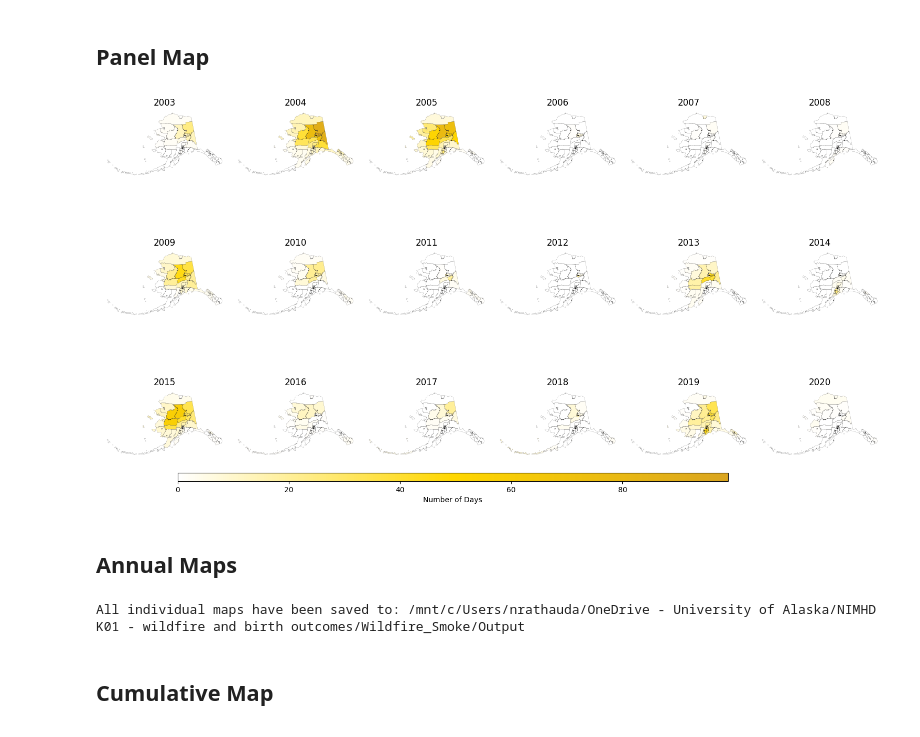
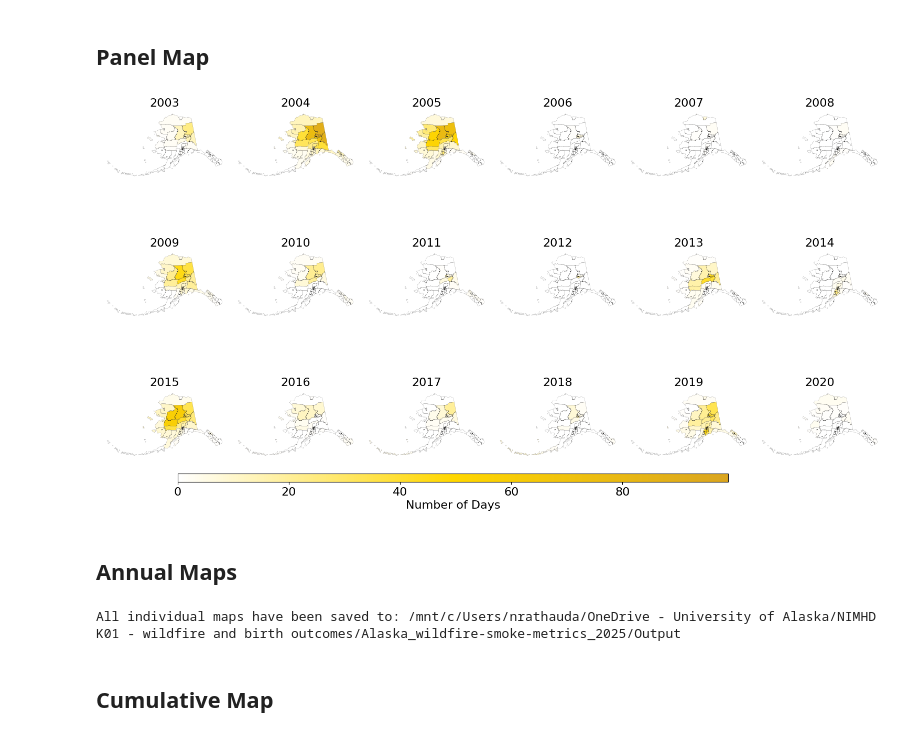
Before and after one commit to Hahn-Research-Group/Alaska_wildfire-smoke-metrics_2025, a Jupyter notebook: Scripts/5. medium_smoke_days.ipynb, the cells around one changed output. Drawn from its saved outputs; the diff is of its cells as text; code cells hidden in the pictures.

```diff
--- a/Scripts/5. medium_smoke_days.ipynb
+++ b/Scripts/5. medium_smoke_days.ipynb
@@ -138,36 +138,37 @@ for i, year in enumerate(year_columns):
         edgecolor='none'
     )
 
     # Set plot title for each year
-    axes[i].set_title(f"{year}")
+    axes[i].set_title(f"{year}", fontsize=16)
 
     # Remove axes ticks and labels
     axes[i].set_xticks([])
     axes[i].set_yticks([])
     axes[i].set_xticklabels([])
     axes[i].set_yticklabels([])
     axes[i].set_frame_on(False)
 
 # Generate tick positions for colorbar
 ticks = np.arange(0, vmax + 20, 20)
 
 # Adjust the position of the colorbar axes
 cbar_ax = fig.add_axes([0.1, 0.03, 0.7, 0.02])
 
 # Add colorbar to the figure
 cbar = fig.colorbar(
     plt.cm.ScalarMappable(norm=plt.Normalize(vmin=vmin, vmax=vmax), cmap=WhiteToGoldenrod),
     cax=cbar_ax, orientation='horizontal', ticks=ticks
 )
-cbar.set_label('Number of Days')
+cbar.set_label('Number of Days', fontsize=16)  # Increase title size
+cbar_ax.tick_params(labelsize=16)  # Increase tick label size
 
 # Export the figure
 output_file_path = f"{output_folder}/WFS_M3a_Panel.png"
 plt.savefig(output_file_path, dpi=600, bbox_inches='tight')
 
 plt.show()
 # %% [output]
-[figure, old version]
+[figure, new version]
 # %% [markdown]
 ## Annual Maps
 # %%
@@ -241,7 +242,7 @@ for year in year_columns:
 
 print("All individual maps have been saved to:", output_folder)
 # %% [output]
-All individual maps have been saved to: /mnt/c/Users/nrathauda/OneDrive - University of Alaska/NIMHD K01 - wildfire and birth outcomes/Wildfire_Smoke/Output
+All individual maps have been saved to: /mnt/c/Users/nrathauda/OneDrive - University of Alaska/NIMHD K01 - wildfire and birth outcomes/Alaska_wildfire-smoke-metrics_2025/Output
 # %% [markdown]
 ## Cumulative Map
 # %%
```
Also changed, not shown: parts of 1 cell of this notebook, 9 other files.
